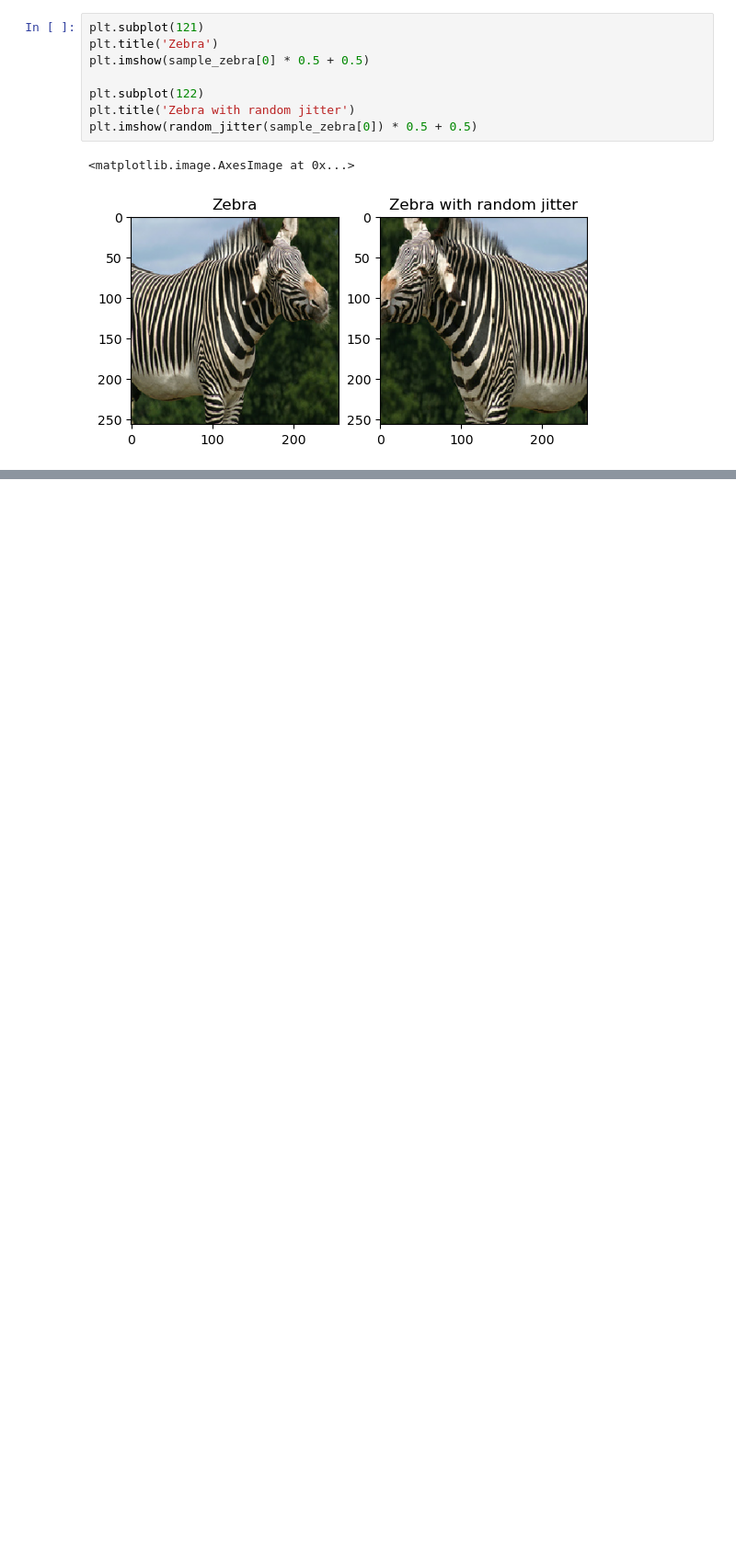
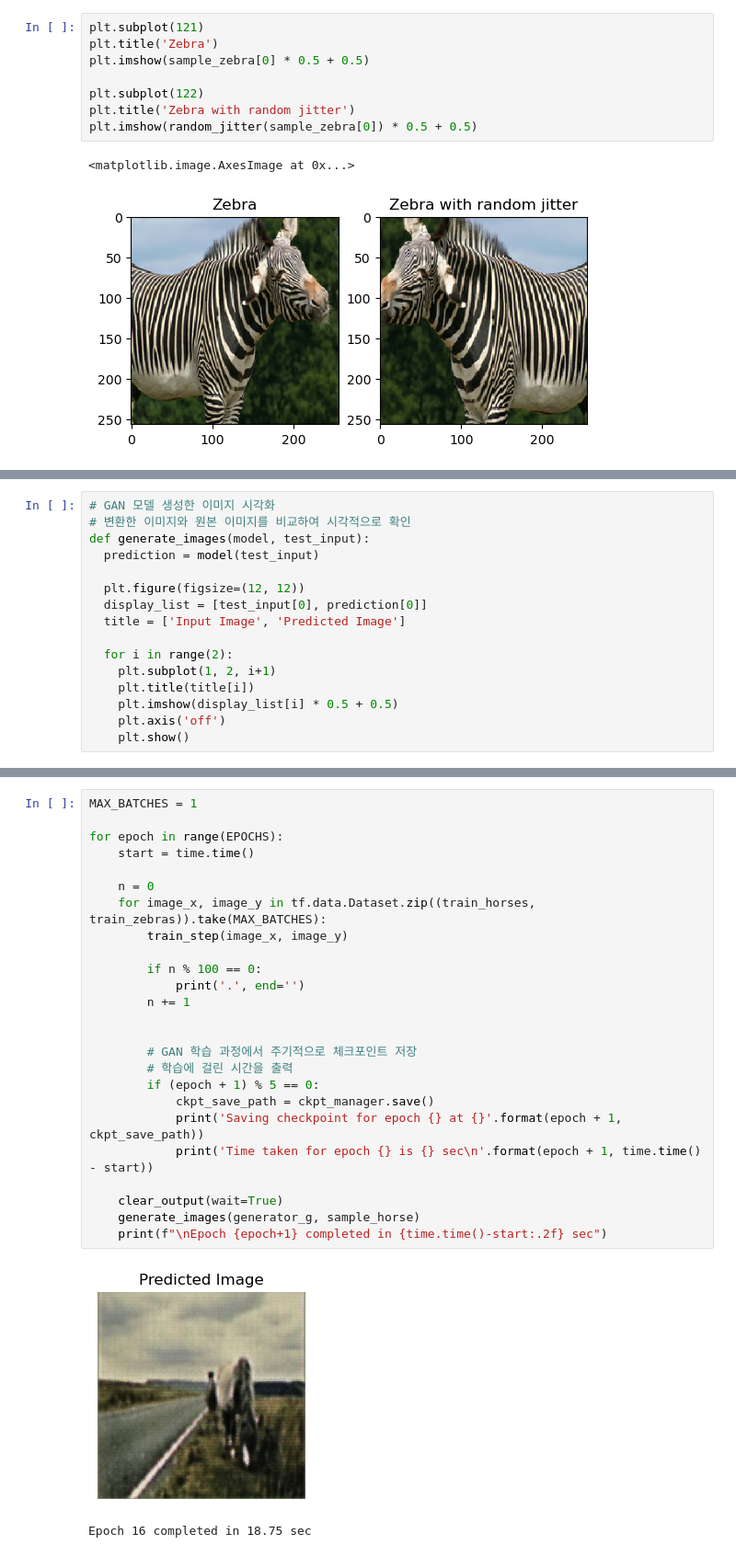
Before and after one commit to BerkleyLim/ai_edu, a Jupyter notebook: based/3weeks/python_programming/250726_3.ipynb, the cells around one changed output, grey strips where cells are left out. Shown: that part at 92% size. Drawn from its saved outputs; the diff is of its cells as text; blank space fills up the shorter version.

```diff
--- a/based/3weeks/python_programming/250726_3.ipynb
+++ b/based/3weeks/python_programming/250726_3.ipynb
@@ -133,0 +196,16 @@ plt.imshow(random_jitter(sample_zebra[0]) * 0.5 + 0.5)
+# %%
+# GAN 모델 생성한 이미지 시각화
+# 변환한 이미지와 원본 이미지를 비교하여 시각적으로 확인
+def generate_images(model, test_input):
+  prediction = model(test_input)
+
+  plt.figure(figsize=(12, 12))
+  display_list = [test_input[0], prediction[0]]
+  title = ['Input Image', 'Predicted Image']
+
+  for i in range(2):
+    plt.subplot(1, 2, i+1)
+    plt.title(title[i])
+    plt.imshow(display_list[i] * 0.5 + 0.5)
+    plt.axis('off')
+    plt.show()
@@ -133,0 +281,28 @@ plt.imshow(random_jitter(sample_zebra[0]) * 0.5 + 0.5)
+# %%
+MAX_BATCHES = 1
+
+for epoch in range(EPOCHS):
+    start = time.time()
+
+    n = 0
+    for image_x, image_y in tf.data.Dataset.zip((train_horses, train_zebras)).take(MAX_BATCHES):
+        train_step(image_x, image_y)
+
+        if n % 100 == 0:
+            print('.', end='')
+        n += 1
+
+
+        # GAN 학습 과정에서 주기적으로 체크포인트 저장
+        # 학습에 걸린 시간을 출력
+        if (epoch + 1) % 5 == 0:
+            ckpt_save_path = ckpt_manager.save()
+            print('Saving checkpoint for epoch {} at {}'.format(epoch + 1, ckpt_save_path))
+            print('Time taken for epoch {} is {} sec\n'.format(epoch + 1, time.time() - start))
+
+    clear_output(wait=True)
+    generate_images(generator_g, sample_horse)
+    print(f"\nEpoch {epoch+1} completed in {time.time()-start:.2f} sec")
+# %% [output]
+[figure, added]
+Epoch 16 completed in 18.75 sec
```
Also changed, not shown: parts of 11 cells of this notebook, 3 other files.
